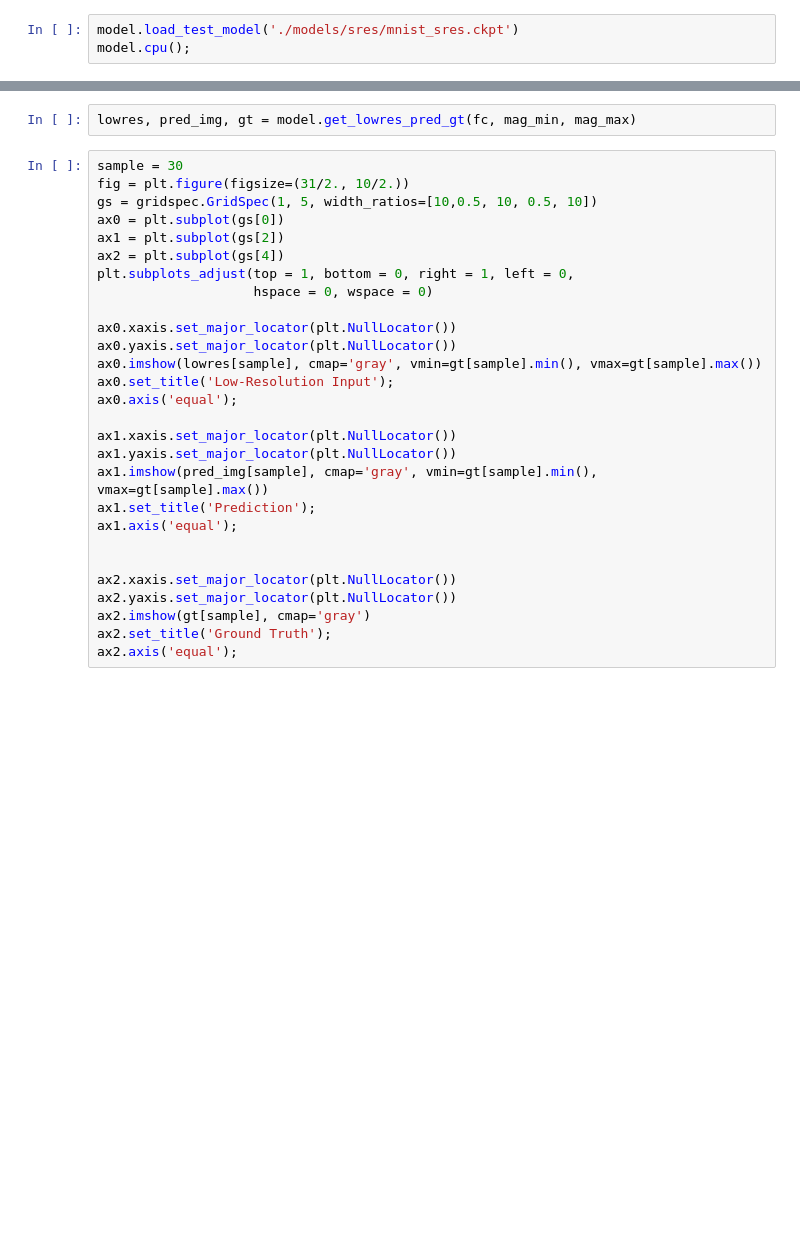
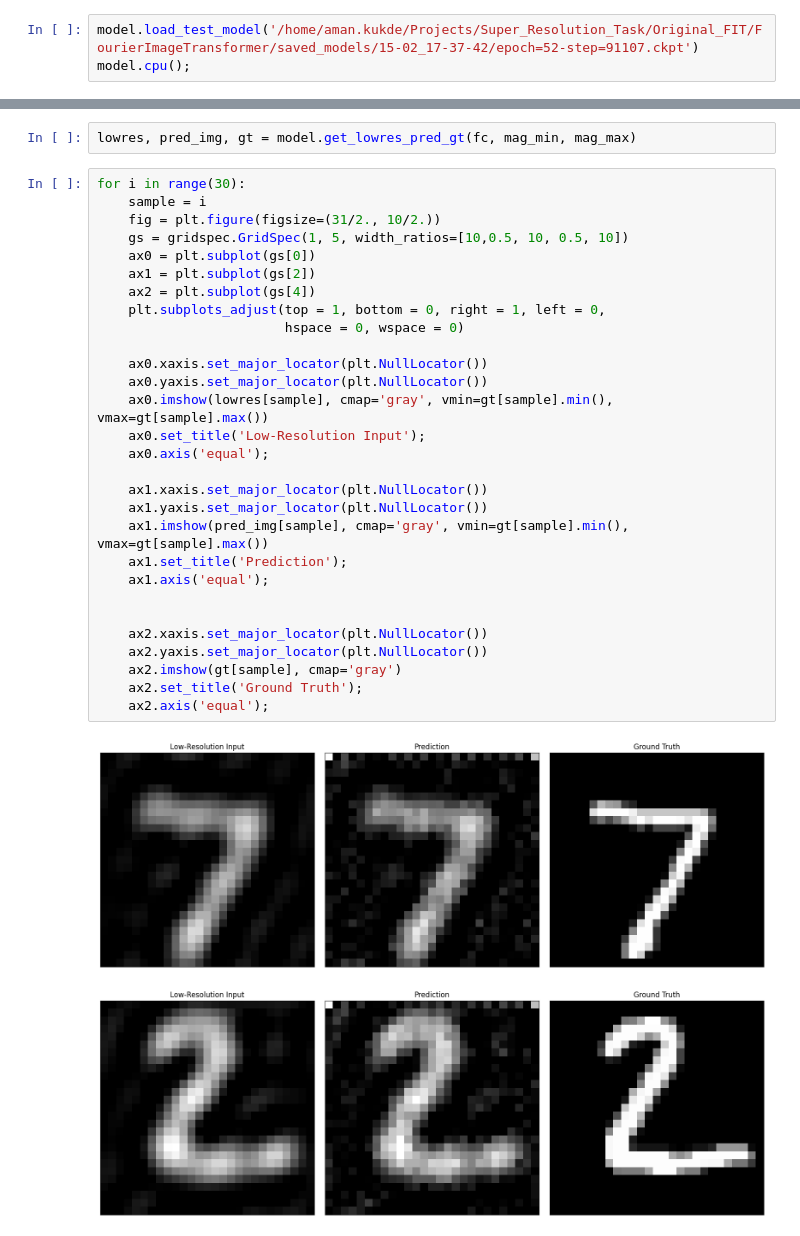
Before and after one commit to AmanKukde/FourierImageTransformer, a Jupyter notebook: examples/Super-Resolution - MNIST Example.ipynb, the cells around one changed output, grey strips where cells are left out. Cells and saved outputs as stored; diff of their text form; blank space fills up the shorter version.

```diff
--- a/examples/Super-Resolution - MNIST Example.ipynb
+++ b/examples/Super-Resolution - MNIST Example.ipynb
@@ -60,9 +100,9 @@ trainer = Trainer(max_epochs=100,
 if not exists('./models/sres/mnist_sres.ckpt'):
     wget.download('https://download.fht.org/jug/fit/sres_model_mnist.ckpt',
                   out='./models/sres/mnist_sres.ckpt')
-# %%
-model.load_test_model('./models/sres/mnist_sres.ckpt')
-model.cpu();
+# %%
+model.load_test_model('/home/aman.kukde/Projects/Super_Resolution_Task/Original_FIT/FourierImageTransformer/saved_models/15-02_17-37-42/epoch=52-step=91107.ckpt')
+model.cpu();
 # %%
 num_rings = 5
 
@@ -79,30 +121,34 @@ for fc, (mag_min, mag_max) in dm.test_dataloader():
 # %%
 lowres, pred_img, gt = model.get_lowres_pred_gt(fc, mag_min, mag_max)
 # %%
-sample = 30
-fig = plt.figure(figsize=(31/2., 10/2.))
-gs = gridspec.GridSpec(1, 5, width_ratios=[10,0.5, 10, 0.5, 10])
-ax0 = plt.subplot(gs[0])
-ax1 = plt.subplot(gs[2])
-ax2 = plt.subplot(gs[4])
-plt.subplots_adjust(top = 1, bottom = 0, right = 1, left = 0,
-                    hspace = 0, wspace = 0)
+for i in range(30):
+    sample = i
+    fig = plt.figure(figsize=(31/2., 10/2.))
+    gs = gridspec.GridSpec(1, 5, width_ratios=[10,0.5, 10, 0.5, 10])
+    ax0 = plt.subplot(gs[0])
+    ax1 = plt.subplot(gs[2])
+    ax2 = plt.subplot(gs[4])
+    plt.subplots_adjust(top = 1, bottom = 0, right = 1, left = 0,
+                        hspace = 0, wspace = 0)
 
-ax0.xaxis.set_major_locator(plt.NullLocator())
-ax0.yaxis.set_major_locator(plt.NullLocator())
-ax0.imshow(lowres[sample], cmap='gray', vmin=gt[sample].min(), vmax=gt[sample].max())
-ax0.set_title('Low-Resolution Input');
-ax0.axis('equal');
+    ax0.xaxis.set_major_locator(plt.NullLocator())
+    ax0.yaxis.set_major_locator(plt.NullLocator())
+    ax0.imshow(lowres[sample], cmap='gray', vmin=gt[sample].min(), vmax=gt[sample].max())
+    ax0.set_title('Low-Resolution Input');
+    ax0.axis('equal');
 
-ax1.xaxis.set_major_locator(plt.NullLocator())
-ax1.yaxis.set_major_locator(plt.NullLocator())
-ax1.imshow(pred_img[sample], cmap='gray', vmin=gt[sample].min(), vmax=gt[sample].max())
-ax1.set_title('Prediction');
-ax1.axis('equal');
+    ax1.xaxis.set_major_locator(plt.NullLocator())
+    ax1.yaxis.set_major_locator(plt.NullLocator())
+    ax1.imshow(pred_img[sample], cmap='gray', vmin=gt[sample].min(), vmax=gt[sample].max())
+    ax1.set_title('Prediction');
+    ax1.axis('equal');
 
 
-ax2.xaxis.set_major_locator(plt.NullLocator())
-ax2.yaxis.set_major_locator(plt.NullLocator())
-ax2.imshow(gt[sample], cmap='gray')
-ax2.set_title('Ground Truth');
-ax2.axis('equal');
+    ax2.xaxis.set_major_locator(plt.NullLocator())
+    ax2.yaxis.set_major_locator(plt.NullLocator())
+    ax2.imshow(gt[sample], cmap='gray')
+    ax2.set_title('Ground Truth');
+    ax2.axis('equal');
+# %% [output]
+[figure, added]
+[figure, added]
```
Also changed, not shown: parts of 7 cells of this notebook, 2 other files.
